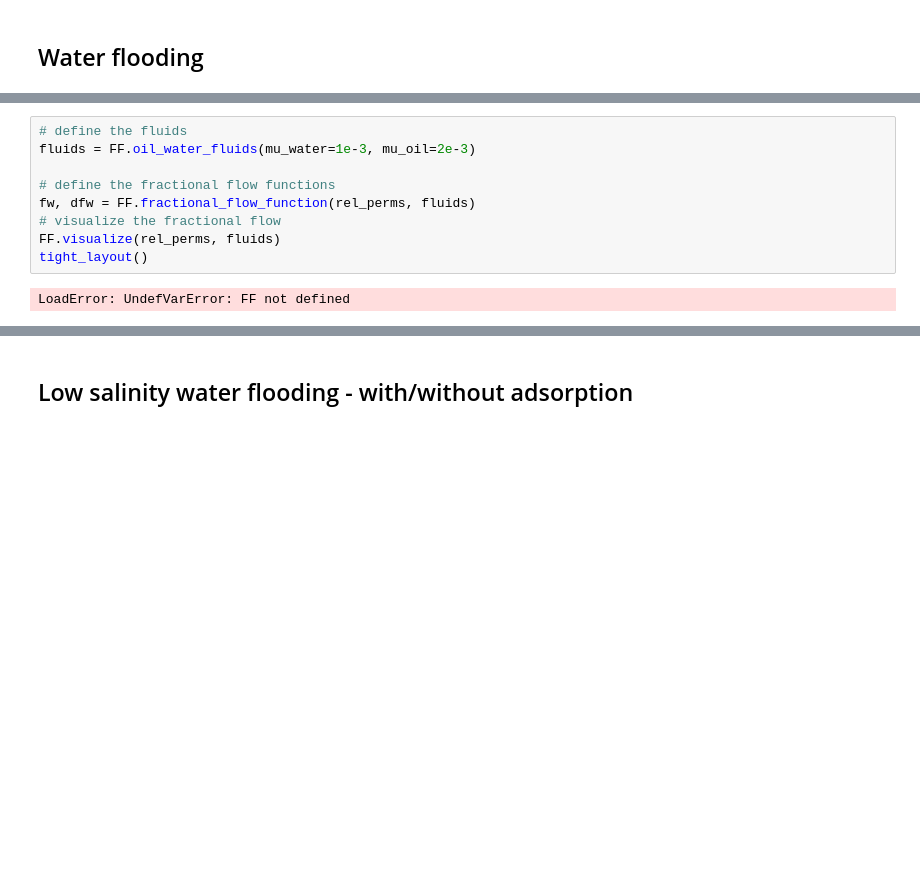
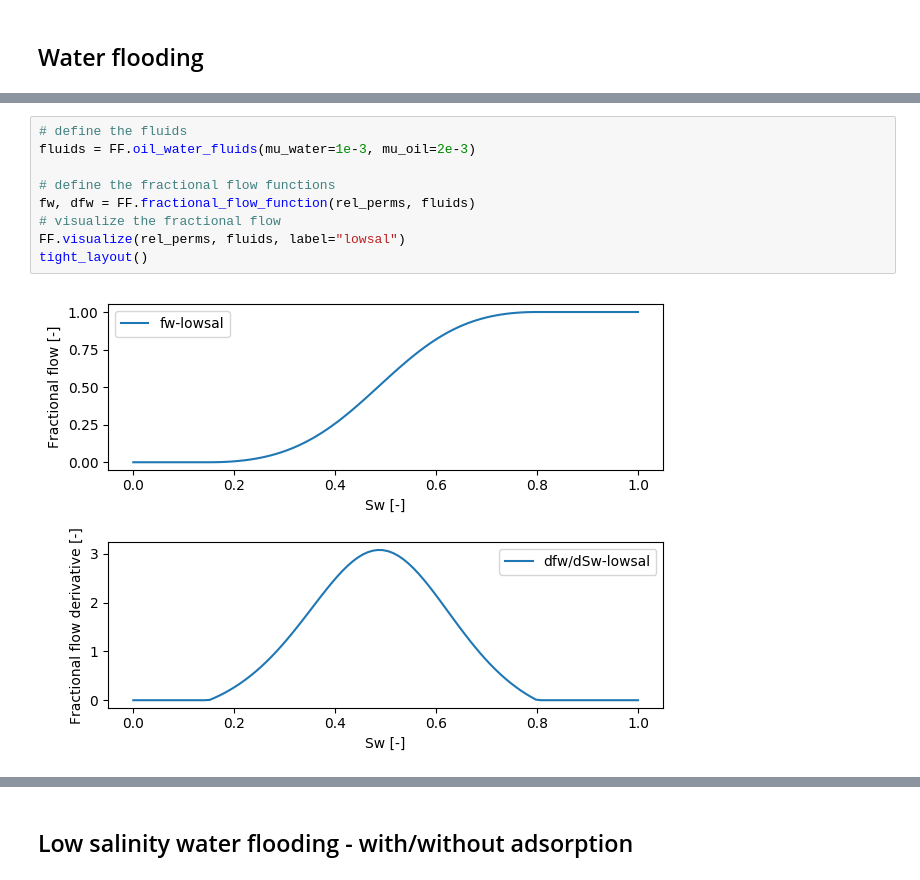
Before and after one commit to simulkade/peteng, a Jupyter notebook: analytical/notebooks/fractional_flow_smart_water.ipynb, the cells around one changed output, grey strips where cells are left out. Saved outputs shown, nothing was run; the diff lists cells and outputs as text; blank space fills up the shorter version.

```diff
--- a/analytical/notebooks/fractional_flow_smart_water.ipynb
+++ b/analytical/notebooks/fractional_flow_smart_water.ipynb
@@ -55,14 +59,14 @@ LoadError: UndefVarError: FF not defined
 # %%
 # define the fluids
 fluids = FF.oil_water_fluids(mu_water=1e-3, mu_oil=2e-3)
 
 # define the fractional flow functions
 fw, dfw = FF.fractional_flow_function(rel_perms, fluids)
 # visualize the fractional flow
-FF.visualize(rel_perms, fluids)
+FF.visualize(rel_perms, fluids, label="lowsal")
 tight_layout()
 # %% [output]
-LoadError: UndefVarError: FF not defined
+[figure, added]
 # %%
 core_flood = FF.core_flooding(u_inj=1.15e-5, pv_inject=5.0,
     p_back=1e5, sw_init=0.2, sw_inj=1.0, rel_perms=rel_perms)
```
Also changed, not shown: parts of 16 cells of this notebook, 3 other files.
